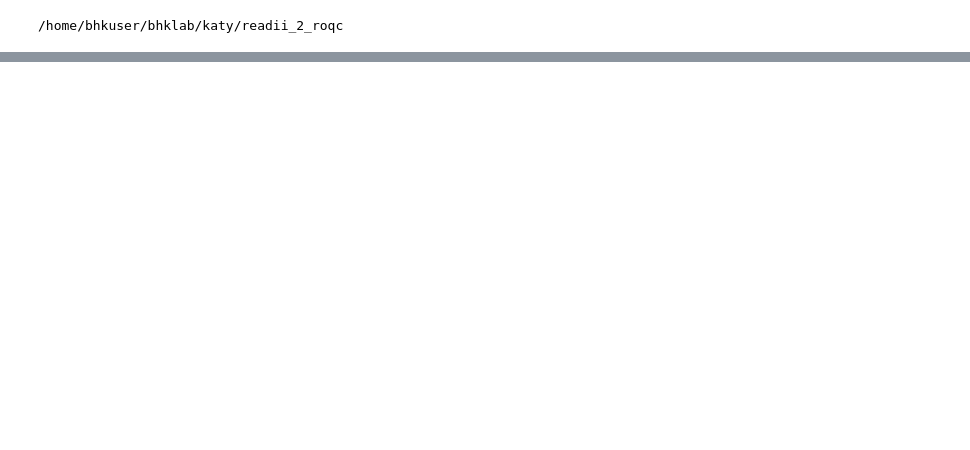
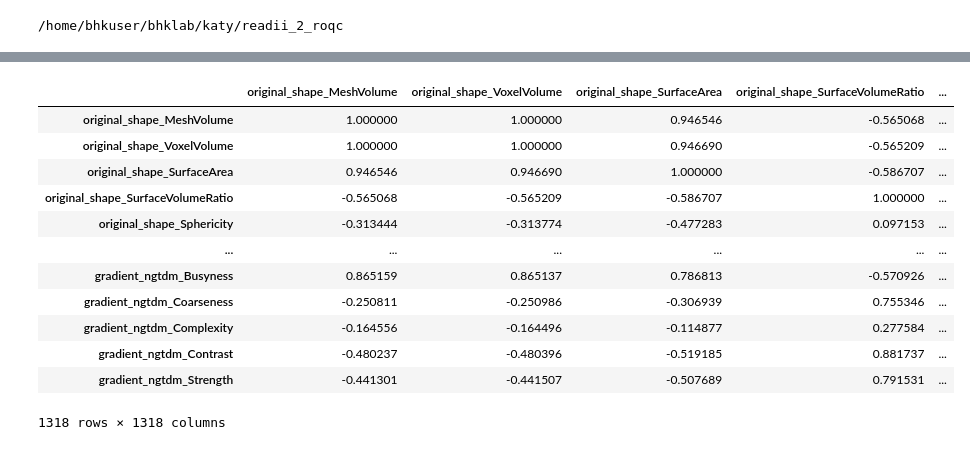
Before and after one commit to bhklab/readii_2_roqc, a Jupyter notebook: sandbox/dev_correlate.ipynb, the cells around one changed output, grey strips where cells are left out. Saved outputs shown, nothing was run; the diff lists cells and outputs as text; code cells hidden in the pictures; blank space fills up the shorter version.

```diff
--- a/sandbox/dev_correlate.ipynb
+++ b/sandbox/dev_correlate.ipynb
@@ -212,8 +223,9 @@ def self_correlate(dataset: str,
                    plot:bool = False,
                    plot_cmap:str = 'coolwarm',
                    plot_subset_keyword:str = None,
+                   plot_signature:str|None = None, # name of the signature to use for labelling
                    plot_include_volume:bool = False,
-                   plot_overwrite:bool = False
+                   plot_overwrite:bool = False,
                    ) -> pd.DataFrame | tuple[pd.DataFrame, plt.Figure]:
     dataset_config, dataset_name, full_dataset_name = load_dataset_config(dataset)
     extract_method = dataset_config['EXTRACTION']['METHOD']
@@ -258,6 +270,7 @@ def self_correlate(dataset: str,
                                                    include_volume=plot_include_volume,
                                                    correlation_type="self",
                                                    x_readii_itype=readii_itype,
+                                                   signature=plot_signature,
                                                    overwrite=plot_overwrite)
         print(f"Correlation heatmap saved at {save_path}")
 
@@ -274,6 +287,7 @@ def cross_correlate(dataset: str,
                    x_subset_keyword:str = None,
                    y_subset_keyword:str = None,
                    plot_include_volume:bool = False,
+                   plot_signature:str | None = None,
                    plot_overwrite:bool = False
                    ) -> pd.DataFrame | tuple[pd.DataFrame, plt.Figure]:
     dataset_config, dataset_name, full_dataset_name = load_dataset_config(dataset)
@@ -338,6 +352,7 @@ def cross_correlate(dataset: str,
                                                     correlation_type="cross",
                                                     x_readii_itype=x_readii_itype,
                                                     y_readii_itype=y_readii_itype,
+                                                    signature=plot_signature,
                                                     overwrite=plot_overwrite)
         print(f"Correlation heatmap saved at {save_path}")
 
@@ -358,7 +373,7 @@ cross_corr_pd, cross_corr_hm = cross_correlate(dataset,
                                                y_subset_keyword=subset_keyword,
                                                plot_overwrite=False)
 # %%
-dataset = 'NSCLC-Radiomics_windowed'
+dataset = 'RADCURE_windowed'
 dataset_config, dataset_name, full_dataset_name = load_dataset_config(dataset)
 
 subset_keyword = 'original'
@@ -411,0 +513,16 @@ original full
+# %%
+self_corr_pd
+# %% [output]
+|  | original_shape_MeshVolume | original_shape_VoxelVolume | original_shape_SurfaceArea | original_shape_SurfaceVolumeRatio | ... |
+| original_shape_MeshVolume | 1.000000 | 1.000000 | 0.946546 | -0.565068 | ... |
+| original_shape_VoxelVolume | 1.000000 | 1.000000 | 0.946690 | -0.565209 | ... |
+| original_shape_SurfaceArea | 0.946546 | 0.946690 | 1.000000 | -0.586707 | ... |
+| original_shape_SurfaceVolumeRatio | -0.565068 | -0.565209 | -0.586707 | 1.000000 | ... |
+| original_shape_Sphericity | -0.313444 | -0.313774 | -0.477283 | 0.097153 | ... |
+| ... | ... | ... | ... | ... | ... |
+| gradient_ngtdm_Busyness | 0.865159 | 0.865137 | 0.786813 | -0.570926 | ... |
+| gradient_ngtdm_Coarseness | -0.250811 | -0.250986 | -0.306939 | 0.755346 | ... |
+| gradient_ngtdm_Complexity | -0.164556 | -0.164496 | -0.114877 | 0.277584 | ... |
+| gradient_ngtdm_Contrast | -0.480237 | -0.480396 | -0.519185 | 0.881737 | ... |
+| gradient_ngtdm_Strength | -0.441301 | -0.441507 | -0.507689 | 0.791531 | ... |
+1318 rows × 1318 columns
```
Also changed, not shown: parts of 5 cells of this notebook.
